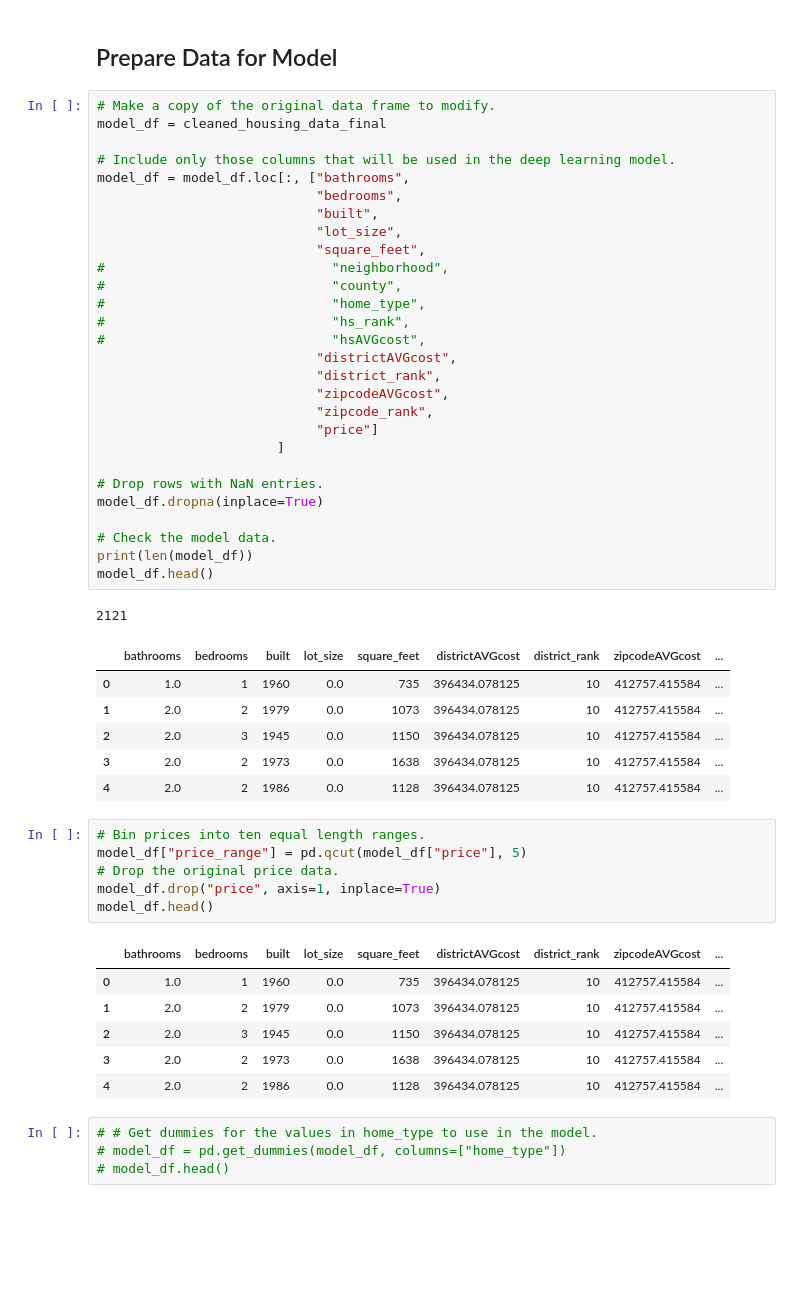
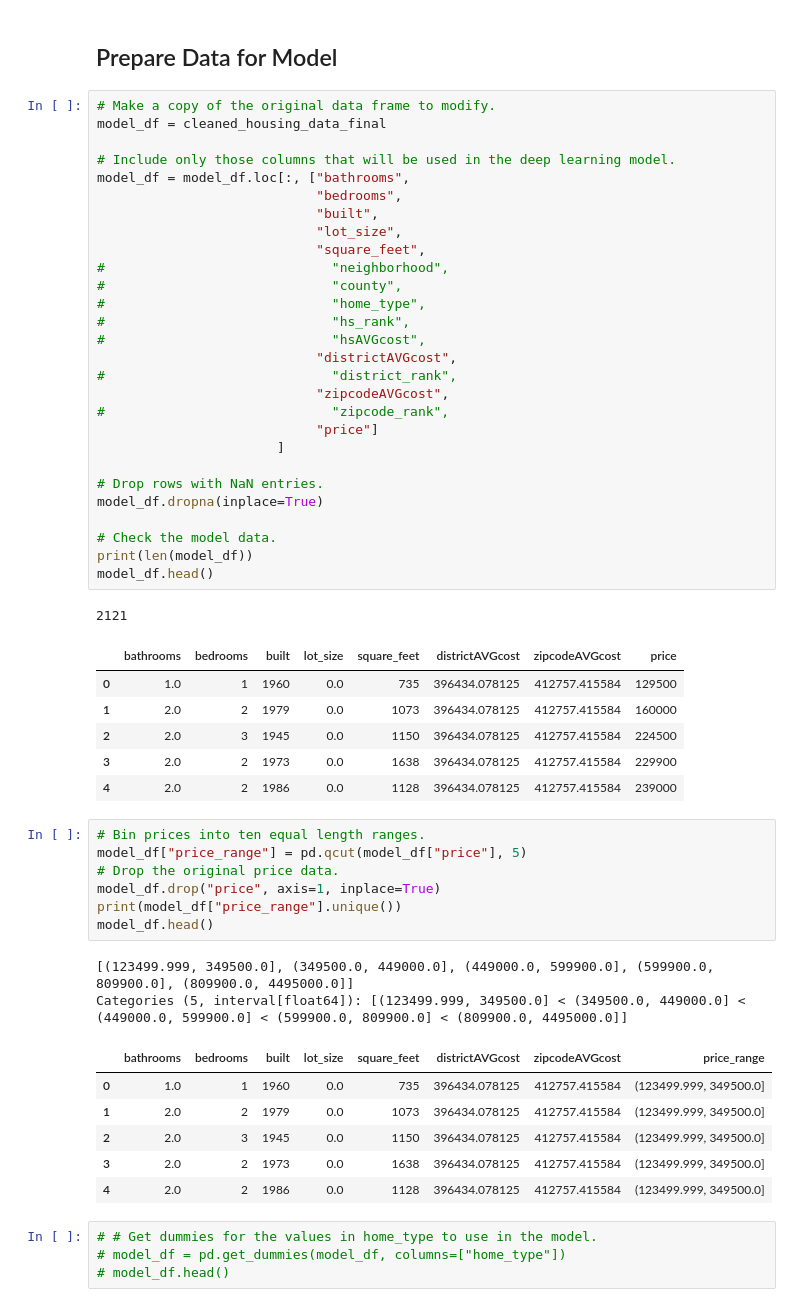
Before and after one commit to tristanh314/final-project-ddt, a Jupyter notebook: ML Models/final-model.ipynb, the cells around one changed output. Drawn from its saved outputs; the diff is of its cells as text; blank space fills up the shorter version.

```diff
--- a/ML Models/final-model.ipynb
+++ b/ML Models/final-model.ipynb
@@ -184,52 +184,55 @@ cleaned_housing_data_final.head()
 # %%
 # Make a copy of the original data frame to modify.
 model_df = cleaned_housing_data_final
 
 # Include only those columns that will be used in the deep learning model.
 model_df = model_df.loc[:, ["bathrooms",
                             "bedrooms",
                             "built",
                             "lot_size",
                             "square_feet",
 #                             "neighborhood",
 #                             "county",
 #                             "home_type",
 #                             "hs_rank",
 #                             "hsAVGcost",
                             "districtAVGcost",
-                            "district_rank",
+#                             "district_rank",
                             "zipcodeAVGcost",
-                            "zipcode_rank",
+#                             "zipcode_rank",
                             "price"]
                        ]
 
 # Drop rows with NaN entries.
 model_df.dropna(inplace=True)
 
 # Check the model data.
 print(len(model_df))
 model_df.head()
 # %% [output]
 2121
-|  | bathrooms | bedrooms | built | lot_size | square_feet | districtAVGcost | district_rank | zipcodeAVGcost | ... |
-| 0 | 1.0 | 1 | 1960 | 0.0 | 735 | 396434.078125 | 10 | 412757.415584 | ... |
-| 1 | 2.0 | 2 | 1979 | 0.0 | 1073 | 396434.078125 | 10 | 412757.415584 | ... |
-| 2 | 2.0 | 3 | 1945 | 0.0 | 1150 | 396434.078125 | 10 | 412757.415584 | ... |
-| 3 | 2.0 | 2 | 1973 | 0.0 | 1638 | 396434.078125 | 10 | 412757.415584 | ... |
-| 4 | 2.0 | 2 | 1986 | 0.0 | 1128 | 396434.078125 | 10 | 412757.415584 | ... |
+|  | bathrooms | bedrooms | built | lot_size | square_feet | districtAVGcost | zipcodeAVGcost | price |
+| 0 | 1.0 | 1 | 1960 | 0.0 | 735 | 396434.078125 | 412757.415584 | 129500 |
+| 1 | 2.0 | 2 | 1979 | 0.0 | 1073 | 396434.078125 | 412757.415584 | 160000 |
+| 2 | 2.0 | 3 | 1945 | 0.0 | 1150 | 396434.078125 | 412757.415584 | 224500 |
+| 3 | 2.0 | 2 | 1973 | 0.0 | 1638 | 396434.078125 | 412757.415584 | 229900 |
+| 4 | 2.0 | 2 | 1986 | 0.0 | 1128 | 396434.078125 | 412757.415584 | 239000 |
 # %%
 # Bin prices into ten equal length ranges.
 model_df["price_range"] = pd.qcut(model_df["price"], 5)
 # Drop the original price data.
 model_df.drop("price", axis=1, inplace=True)
+print(model_df["price_range"].unique())
 model_df.head()
 # %% [output]
+[(123499.999, 349500.0], (349500.0, 449000.0], (449000.0, 599900.0], (599900.0, 809900.0], (809900.0, 4495000.0]]
+Categories (5, interval[float64]): [(123499.999, 349500.0] < (349500.0, 449000.0] < (449000.0, 599900.0] < (599900.0, 809900.0] < (809900.0, 4495000.0]]
-|  | bathrooms | bedrooms | built | lot_size | square_feet | districtAVGcost | district_rank | zipcodeAVGcost | ... |
-| 0 | 1.0 | 1 | 1960 | 0.0 | 735 | 396434.078125 | 10 | 412757.415584 | ... |
-| 1 | 2.0 | 2 | 1979 | 0.0 | 1073 | 396434.078125 | 10 | 412757.415584 | ... |
-| 2 | 2.0 | 3 | 1945 | 0.0 | 1150 | 396434.078125 | 10 | 412757.415584 | ... |
-| 3 | 2.0 | 2 | 1973 | 0.0 | 1638 | 396434.078125 | 10 | 412757.415584 | ... |
-| 4 | 2.0 | 2 | 1986 | 0.0 | 1128 | 396434.078125 | 10 | 412757.415584 | ... |
+|  | bathrooms | bedrooms | built | lot_size | square_feet | districtAVGcost | zipcodeAVGcost | price_range |
+| 0 | 1.0 | 1 | 1960 | 0.0 | 735 | 396434.078125 | 412757.415584 | (123499.999, 349500.0] |
+| 1 | 2.0 | 2 | 1979 | 0.0 | 1073 | 396434.078125 | 412757.415584 | (123499.999, 349500.0] |
+| 2 | 2.0 | 3 | 1945 | 0.0 | 1150 | 396434.078125 | 412757.415584 | (123499.999, 349500.0] |
+| 3 | 2.0 | 2 | 1973 | 0.0 | 1638 | 396434.078125 | 412757.415584 | (123499.999, 349500.0] |
+| 4 | 2.0 | 2 | 1986 | 0.0 | 1128 | 396434.078125 | 412757.415584 | (123499.999, 349500.0] |
 # %%
 # # Get dummies for the values in home_type to use in the model.
 # model_df = pd.get_dummies(model_df, columns=["home_type"])
```
Also changed, not shown: parts of 7 cells of this notebook, 4 other files.
